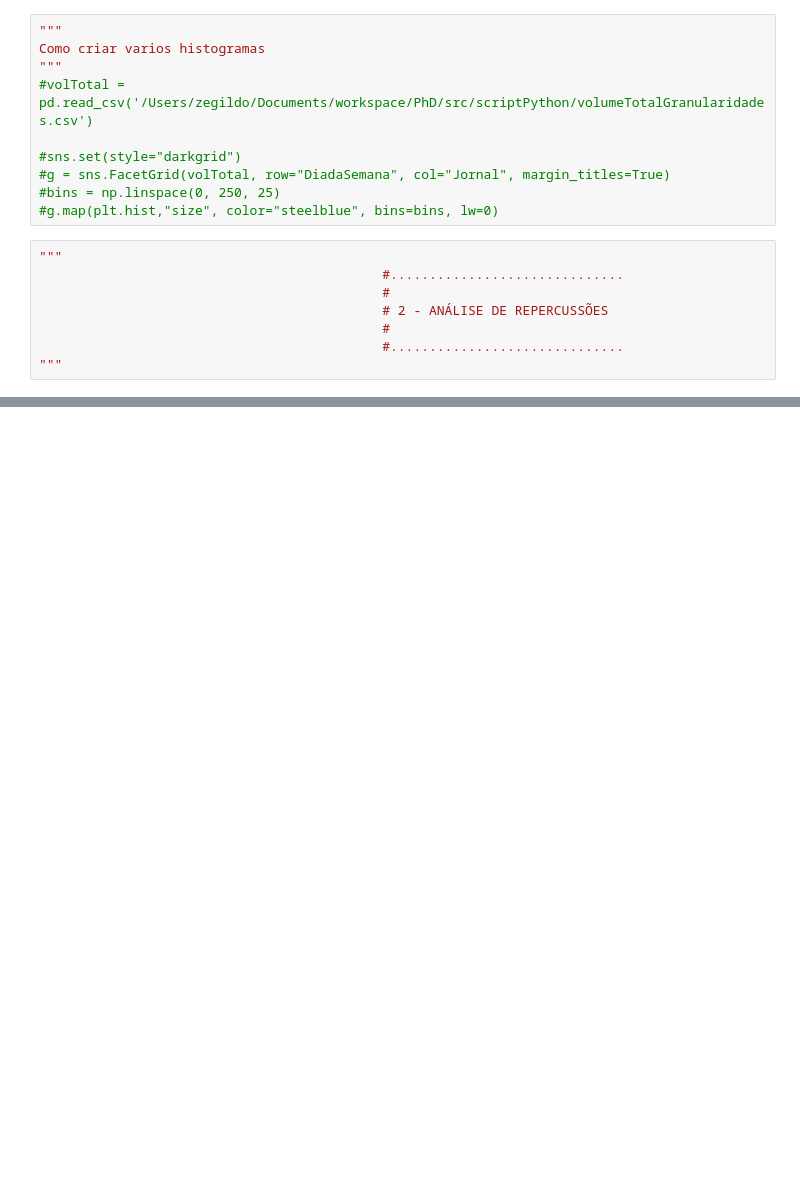
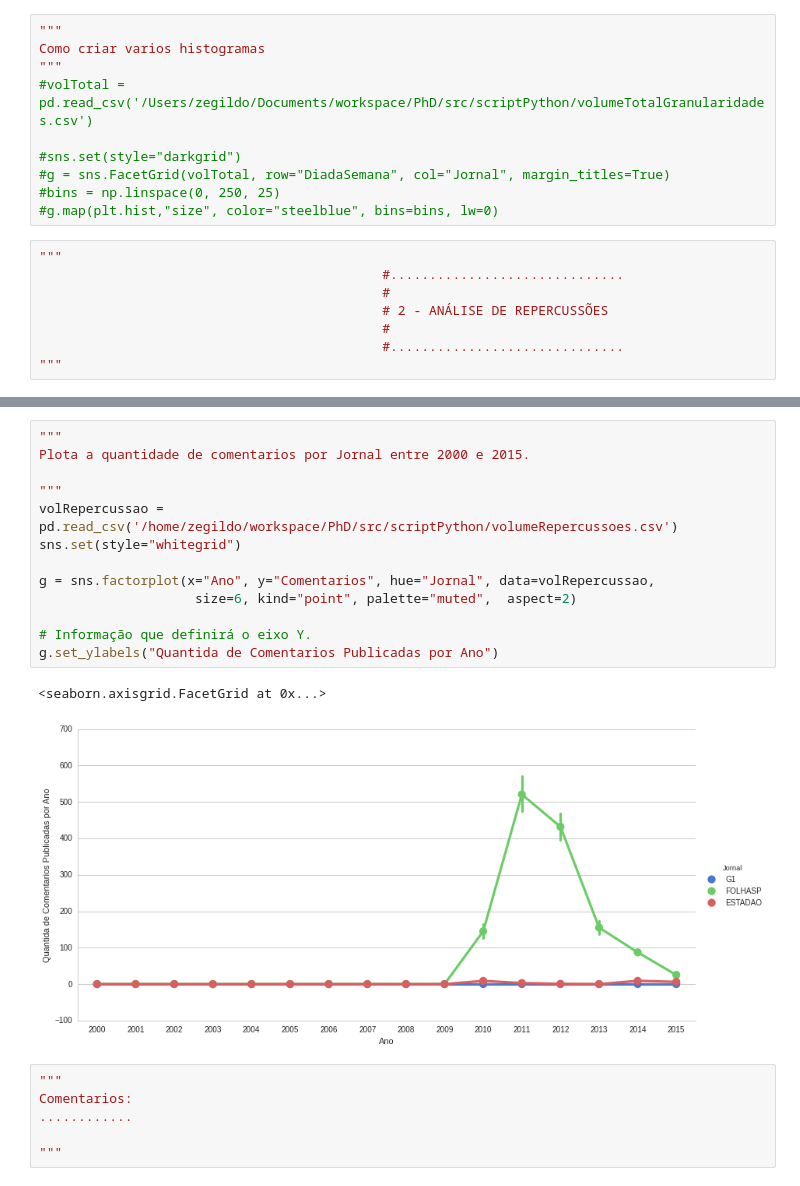
Before and after one commit to zegildo/PhD, a Jupyter notebook: src/scriptPython/TestingSeaborn.ipynb, the cells around one changed output, grey strips where cells are left out. Drawn from its saved outputs; the diff is of its cells as text; blank space fills up the shorter version.

```diff
--- a/src/scriptPython/TestingSeaborn.ipynb
+++ b/src/scriptPython/TestingSeaborn.ipynb
@@ -507,0 +517,22 @@ Como criar varios histogramas
+# %%
+"""
+Plota a quantidade de comentarios por Jornal entre 2000 e 2015.
+
+"""
+volRepercussao = pd.read_csv('/home/zegildo/workspace/PhD/src/scriptPython/volumeRepercussoes.csv')
+sns.set(style="whitegrid")
+
+g = sns.factorplot(x="Ano", y="Comentarios", hue="Jornal", data=volRepercussao,
+                    size=6, kind="point", palette="muted",  aspect=2)
+
+# Informação que definirá o eixo Y.
+g.set_ylabels("Quantida de Comentarios Publicadas por Ano")
+# %% [output]
+<seaborn.axisgrid.FacetGrid at 0x...>
+[figure, added]
+# %%
+"""
+Comentarios:
+............
+
+"""
```
Also changed, not shown: parts of 55 cells of this notebook, 3 other files.
